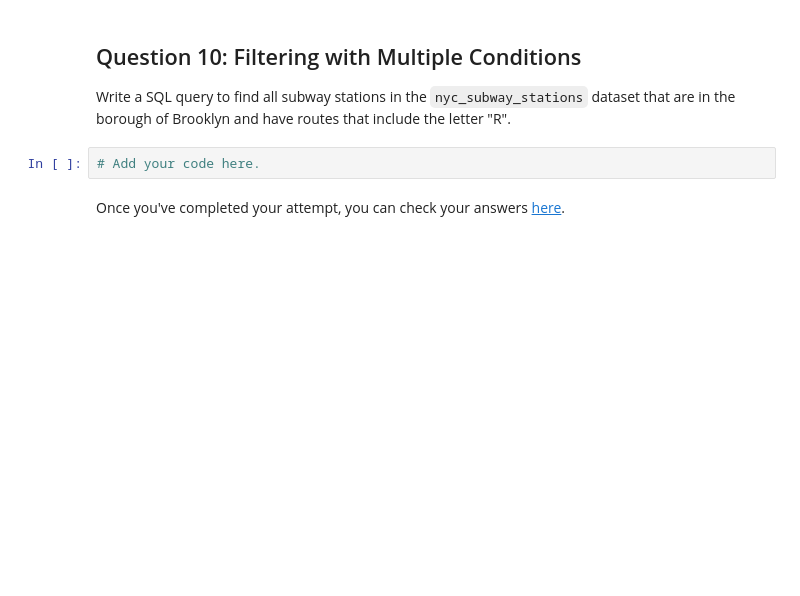
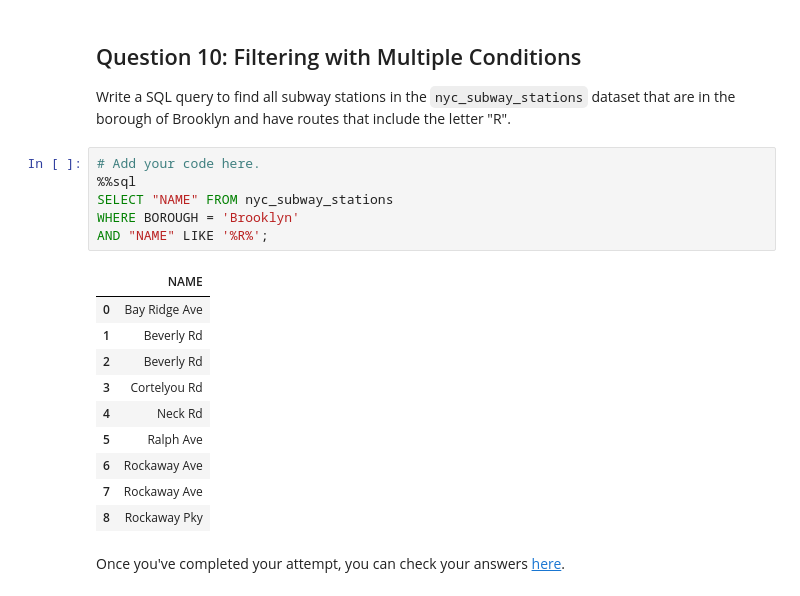
Before and after one commit to NeridaChen/CASA0025_PRAC, a Jupyter notebook: notebooks/W02_lab.ipynb, the cells around one changed output. Drawn from its saved outputs; the diff is of its cells as text; blank space fills up the shorter version.

```diff
--- a/notebooks/W02_lab.ipynb
+++ b/notebooks/W02_lab.ipynb
@@ -77,5 +248,20 @@ Write a SQL query to display the names of subway stations in the `nyc_subway_sta
 Write a SQL query to find all subway stations in the `nyc_subway_stations` dataset that are in the borough of Brooklyn and have routes that include the letter "R".
 # %%
 # Add your code here.
+%%sql
+SELECT "NAME" FROM nyc_subway_stations
+WHERE BOROUGH = 'Brooklyn'
+AND "NAME" LIKE '%R%';
+# %% [output]
+|  | NAME |
+| 0 | Bay Ridge Ave |
+| 1 | Beverly Rd |
+| 2 | Beverly Rd |
+| 3 | Cortelyou Rd |
+| 4 | Neck Rd |
+| 5 | Ralph Ave |
+| 6 | Rockaway Ave |
+| 7 | Rockaway Ave |
+| 8 | Rockaway Pky |
 # %% [markdown]
 Once you've completed your attempt, you can check your answers [here](https://github.com/oballinger/CASA0025/blob/main/notebooks/W02_lab_solution.ipynb).
```
Also changed, not shown: parts of 14 cells of this notebook.
